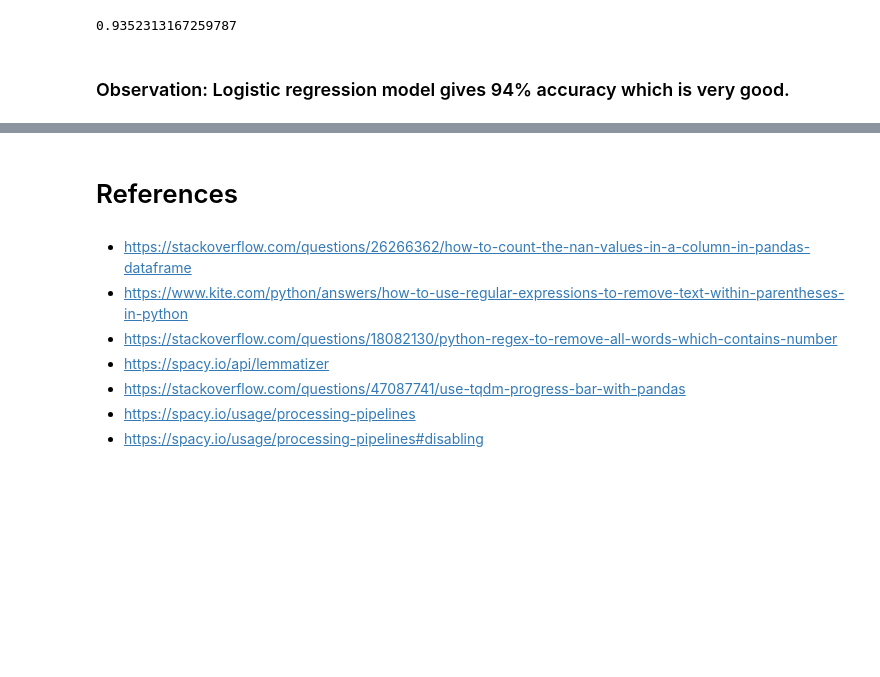
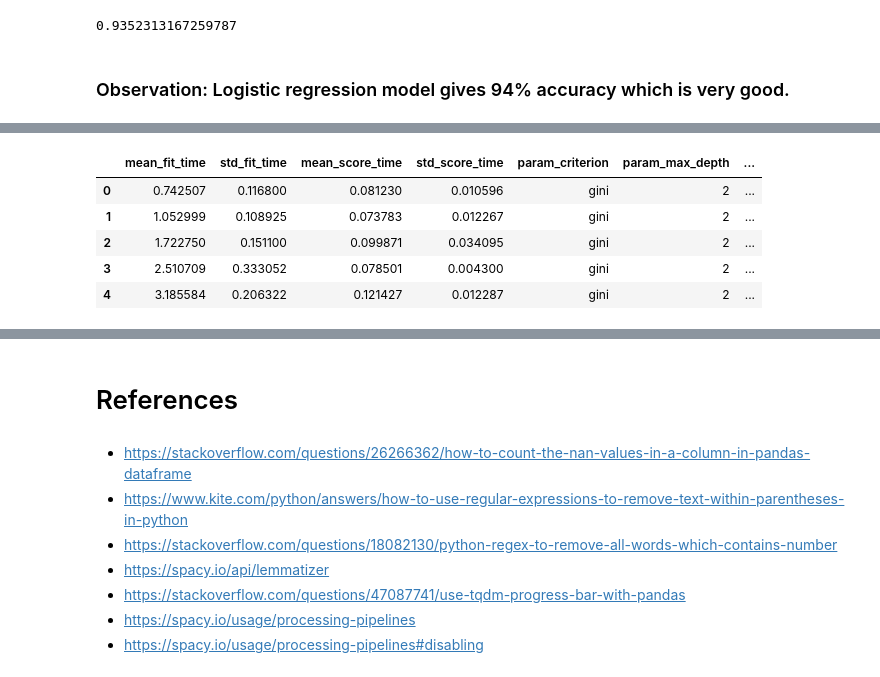
Before and after one commit to ayushxx7/TicketClassification, a Jupyter notebook: Automatic_Ticket_Classification_Assignment.ipynb, the cells around one changed output, grey strips where cells are left out. Saved outputs shown, nothing was run; the diff lists cells and outputs as text; code cells hidden in the pictures; blank space fills up the shorter version.

```diff
--- a/Automatic_Ticket_Classification_Assignment.ipynb
+++ b/Automatic_Ticket_Classification_Assignment.ipynb
@@ -1018,0 +1117,18 @@ accuracy_score(y_test, y_test_pred)
+# %%
+# Create the parameter grid based on the results of random search
+params = {
+    'n_estimators': [10, 25, 50, 75, 100, 150, 200],
+    'max_depth': [2, 3, 5, 8, 10, 15],
+    'min_samples_leaf': [20, 50, 100, 200, 500],
+    'criterion': ["gini"]
+}
+# %%
+rf = RandomForestClassifier(random_state=42)
+# %%
+# Instantiate the grid search model
+grid_search = GridSearchCV(estimator=rf,
+                           param_grid=params,
+                           cv=5, n_jobs=-1, verbose=3, scoring = "accuracy")
+# %%
+%%time
+grid_search.fit(X_train, y_train)
@@ -1018,0 +1159,10 @@ accuracy_score(y_test, y_test_pred)
+# %%
+score_df = pd.DataFrame(grid_search.cv_results_)
+score_df.head()
+# %% [output]
+|  | mean_fit_time | std_fit_time | mean_score_time | std_score_time | param_criterion | param_max_depth | ... |
+| 0 | 0.742507 | 0.116800 | 0.081230 | 0.010596 | gini | 2 | ... |
+| 1 | 1.052999 | 0.108925 | 0.073783 | 0.012267 | gini | 2 | ... |
+| 2 | 1.722750 | 0.151100 | 0.099871 | 0.034095 | gini | 2 | ... |
+| 3 | 2.510709 | 0.333052 | 0.078501 | 0.004300 | gini | 2 | ... |
+| 4 | 3.185584 | 0.206322 | 0.121427 | 0.012287 | gini | 2 | ... |
```
Also changed, not shown: parts of 39 cells of this notebook.
